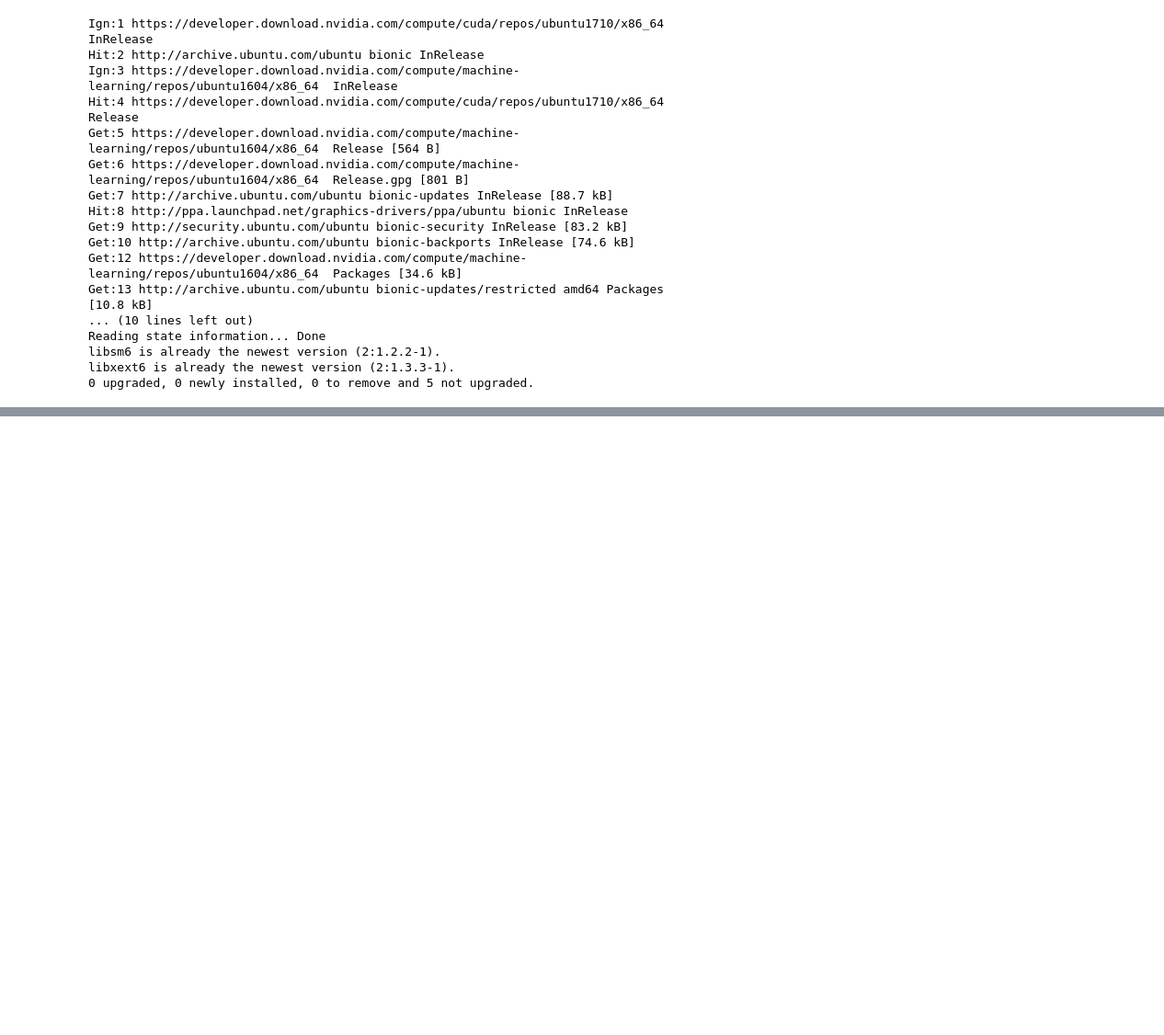
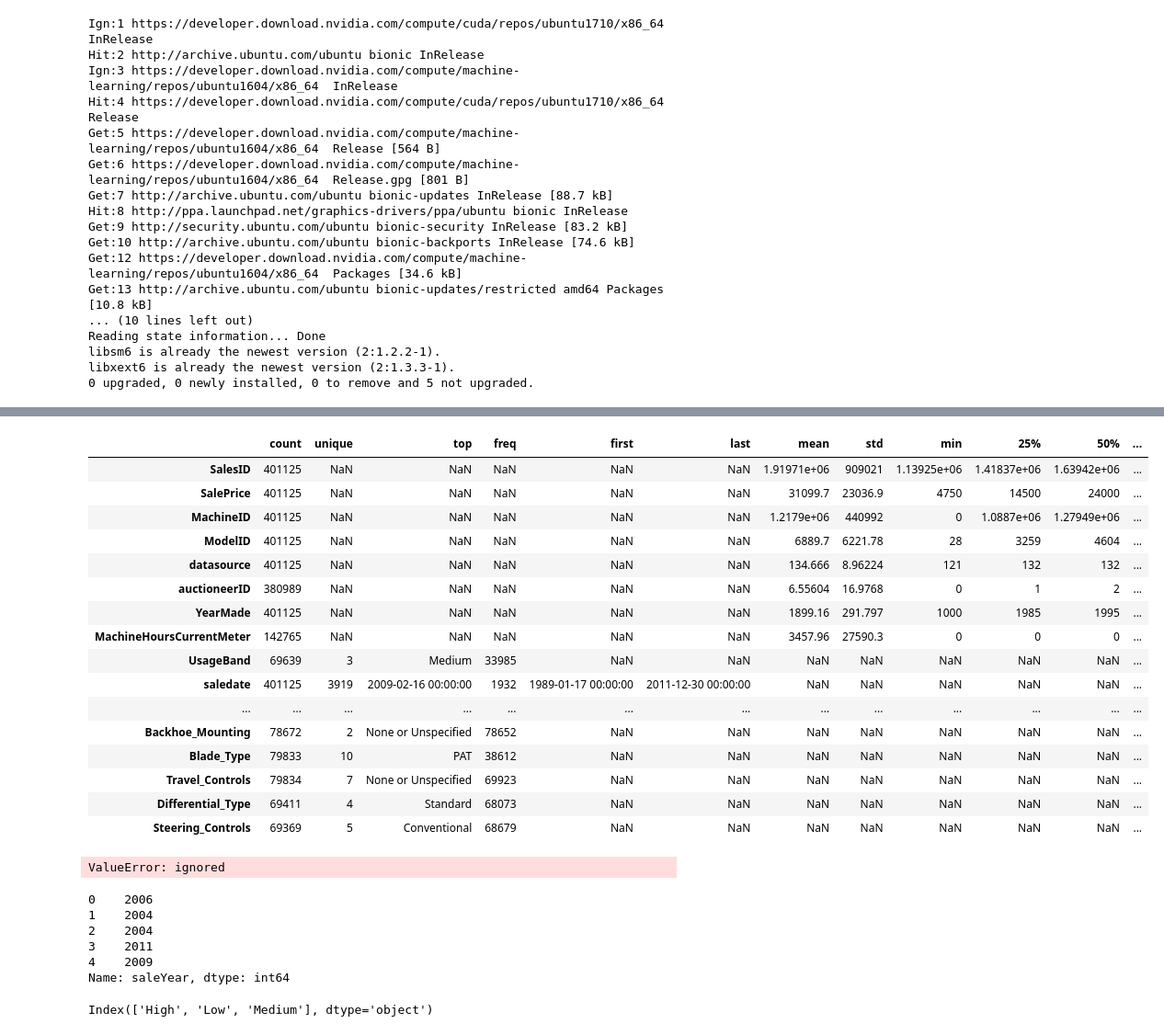
Before and after one commit to rajivkuriakose/fastai_ml, a Jupyter notebook: fastai_ml_lesson_1_rkuriako.ipynb, the cells around one changed output, grey strips where cells are left out. Shown at 92% size. Saved outputs shown, nothing was run; the diff lists cells and outputs as text; code cells hidden in the pictures; blank space fills up the shorter version.

```diff
--- a/fastai_ml_lesson_1_rkuriako.ipynb
+++ b/fastai_ml_lesson_1_rkuriako.ipynb
@@ -77,0 +163,6 @@ libxext6 is already the newest version (2:1.3.3-1).
+# %%
+df_raw = pd.read_csv(f'Train.csv', low_memory=False,parse_dates=["saledate"])
+# %%
+def display_all(df):
+    with pd.option_context("display.max_rows", 1000, "display.max_columns", 1000):
+        display(df)
@@ -77,0 +189,20 @@ libxext6 is already the newest version (2:1.3.3-1).
+# %%
+display_all(df_raw.describe(include='all').T)
+# %% [output]
+|  | count | unique | top | freq | first | last | mean | std | min | 25% | 50% | ... |
+| SalesID | 401125 | NaN | NaN | NaN | NaN | NaN | 1.91971e+06 | 909021 | 1.13925e+06 | 1.41837e+06 | 1.63942e+06 | ... |
+| SalePrice | 401125 | NaN | NaN | NaN | NaN | NaN | 31099.7 | 23036.9 | 4750 | 14500 | 24000 | ... |
+| MachineID | 401125 | NaN | NaN | NaN | NaN | NaN | 1.2179e+06 | 440992 | 0 | 1.0887e+06 | 1.27949e+06 | ... |
+| ModelID | 401125 | NaN | NaN | NaN | NaN | NaN | 6889.7 | 6221.78 | 28 | 3259 | 4604 | ... |
+| datasource | 401125 | NaN | NaN | NaN | NaN | NaN | 134.666 | 8.96224 | 121 | 132 | 132 | ... |
+| auctioneerID | 380989 | NaN | NaN | NaN | NaN | NaN | 6.55604 | 16.9768 | 0 | 1 | 2 | ... |
+| YearMade | 401125 | NaN | NaN | NaN | NaN | NaN | 1899.16 | 291.797 | 1000 | 1985 | 1995 | ... |
+| MachineHoursCurrentMeter | 142765 | NaN | NaN | NaN | NaN | NaN | 3457.96 | 27590.3 | 0 | 0 | 0 | ... |
+| UsageBand | 69639 | 3 | Medium | 33985 | NaN | NaN | NaN | NaN | NaN | NaN | NaN | ... |
+| saledate | 401125 | 3919 | 2009-02-16 00:00:00 | 1932 | 1989-01-17 00:00:00 | 2011-12-30 00:00:00 | NaN | NaN | NaN | NaN | NaN | ... |
+| ... | ... | ... | ... | ... | ... | ... | ... | ... | ... | ... | ... | ... |
+| Backhoe_Mounting | 78672 | 2 | None or Unspecified | 78652 | NaN | NaN | NaN | NaN | NaN | NaN | NaN | ... |
+| Blade_Type | 79833 | 10 | PAT | 38612 | NaN | NaN | NaN | NaN | NaN | NaN | NaN | ... |
+| Travel_Controls | 79834 | 7 | None or Unspecified | 69923 | NaN | NaN | NaN | NaN | NaN | NaN | NaN | ... |
+| Differential_Type | 69411 | 4 | Standard | 68073 | NaN | NaN | NaN | NaN | NaN | NaN | NaN | ... |
+| Steering_Controls | 69369 | 5 | Conventional | 68679 | NaN | NaN | NaN | NaN | NaN | NaN | NaN | ... |
@@ -77,0 +211,16 @@ libxext6 is already the newest version (2:1.3.3-1).
+# %%
+m = RandomForestRegressor(n_jobs=-1)
+# The following code is supposed to fail due to string values in the input data
+m.fit(df_raw.drop('SalePrice', axis=1), df_raw.SalePrice)
+# %% [output]
+ValueError: ignored
+# %%
+add_datepart(df_raw, 'saledate')
+df_raw.saleYear.head()
+# %% [output]
+0    2006
+1    2004
+2    2004
+3    2011
+4    2009
+Name: saleYear, dtype: int64
@@ -77,0 +229,4 @@ libxext6 is already the newest version (2:1.3.3-1).
+# %%
+df_raw.UsageBand.cat.categories
+# %% [output]
+Index(['High', 'Low', 'Medium'], dtype='object')
```
Also changed, not shown: parts of 30 cells of this notebook.
